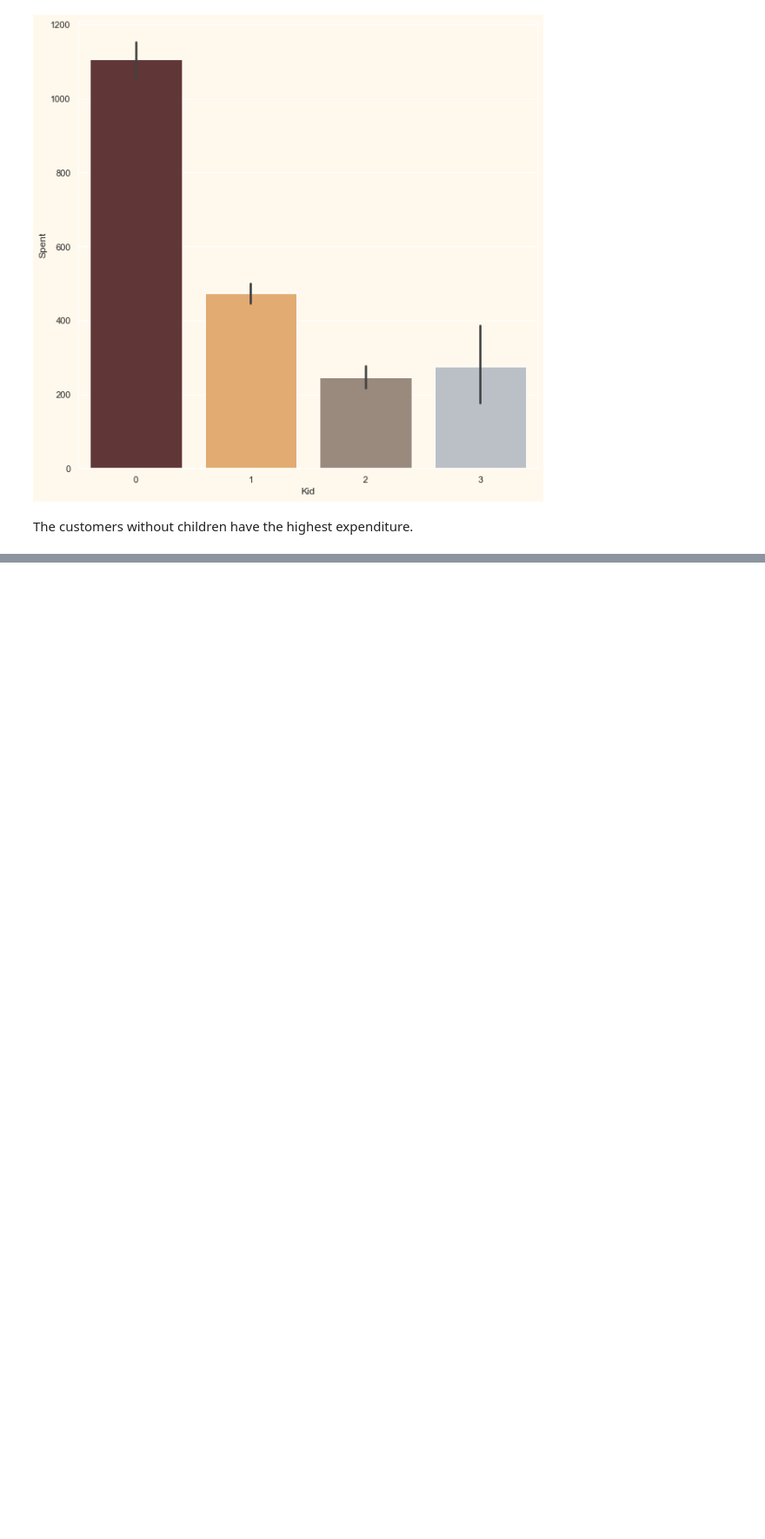
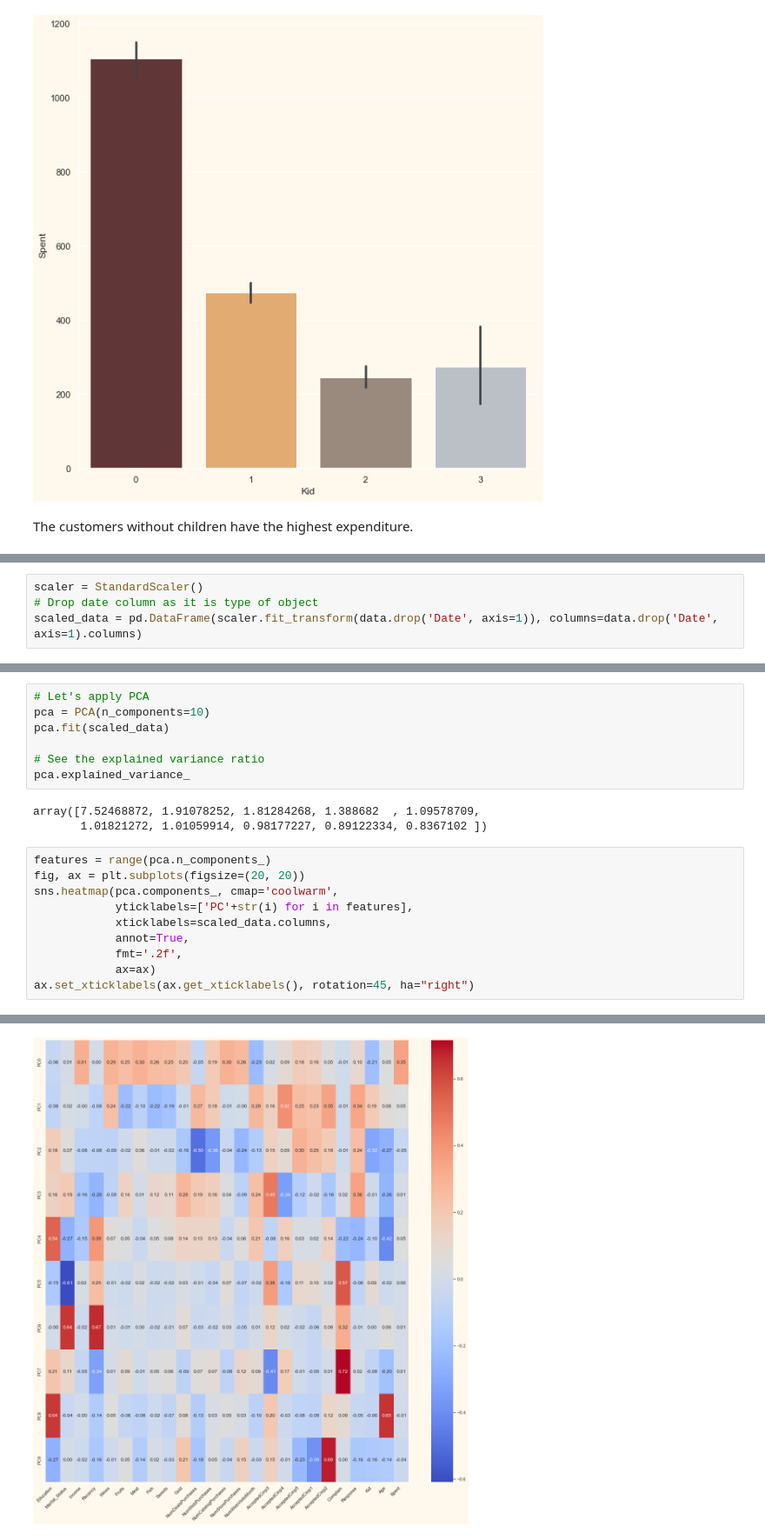
Before and after one commit to utkuozbudak/customer_personality_analysis, a Jupyter notebook: customer_analysis.ipynb, the cells around one changed output, grey strips where cells are left out. Shown: that part at 87% size. Cells and saved outputs as stored; diff of their text form; blank space fills up the shorter version.

```diff
--- a/customer_analysis.ipynb
+++ b/customer_analysis.ipynb
@@ -422,0 +438,4 @@ The customers without children have the highest expenditure.
+# %%
+scaler = StandardScaler()
+# Drop date column as it is type of object
+scaled_data = pd.DataFrame(scaler.fit_transform(data.drop('Date', axis=1)), columns=data.drop('Date', axis=1).columns)
@@ -422,0 +452,21 @@ The customers without children have the highest expenditure.
+# %%
+# Let's apply PCA
+pca = PCA(n_components=10)
+pca.fit(scaled_data)
+
+# See the explained variance ratio
+pca.explained_variance_
+# %% [output]
+array([7.52468872, 1.91078252, 1.81284268, 1.388682  , 1.09578709,
+       1.01821272, 1.01059914, 0.98177227, 0.89122334, 0.8367102 ])
+# %%
+features = range(pca.n_components_)
+fig, ax = plt.subplots(figsize=(20, 20))
+sns.heatmap(pca.components_, cmap='coolwarm',
+            yticklabels=['PC'+str(i) for i in features],
+            xticklabels=scaled_data.columns,
+            annot=True,
+            fmt='.2f',
+            ax=ax)
+ax.set_xticklabels(ax.get_xticklabels(), rotation=45, ha="right")
+# %% [output]
@@ -422,0 +490 @@ The customers without children have the highest expenditure.
+[figure, added]
```
Also changed, not shown: parts of 14 cells of this notebook.
